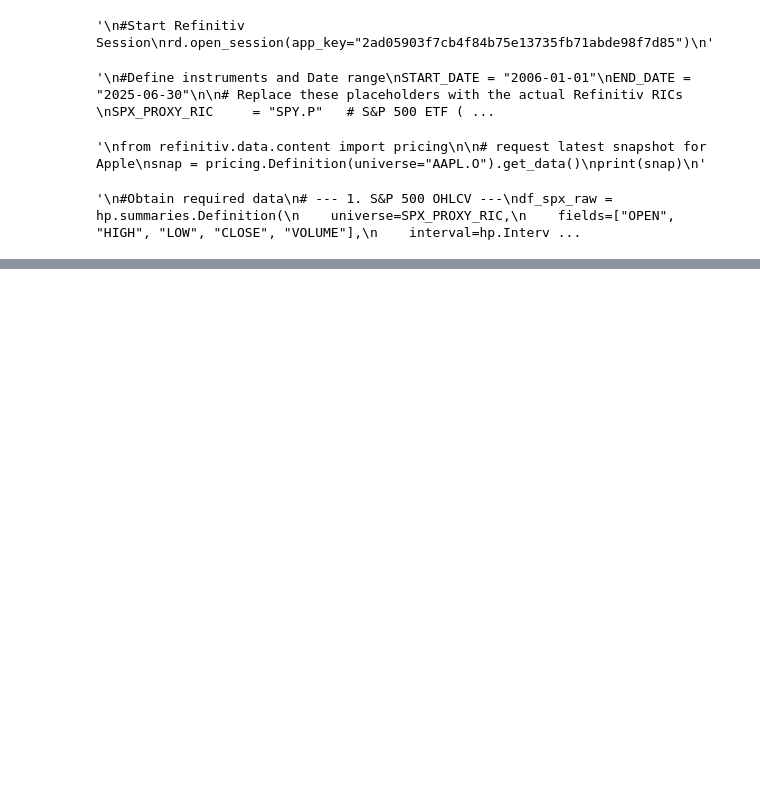
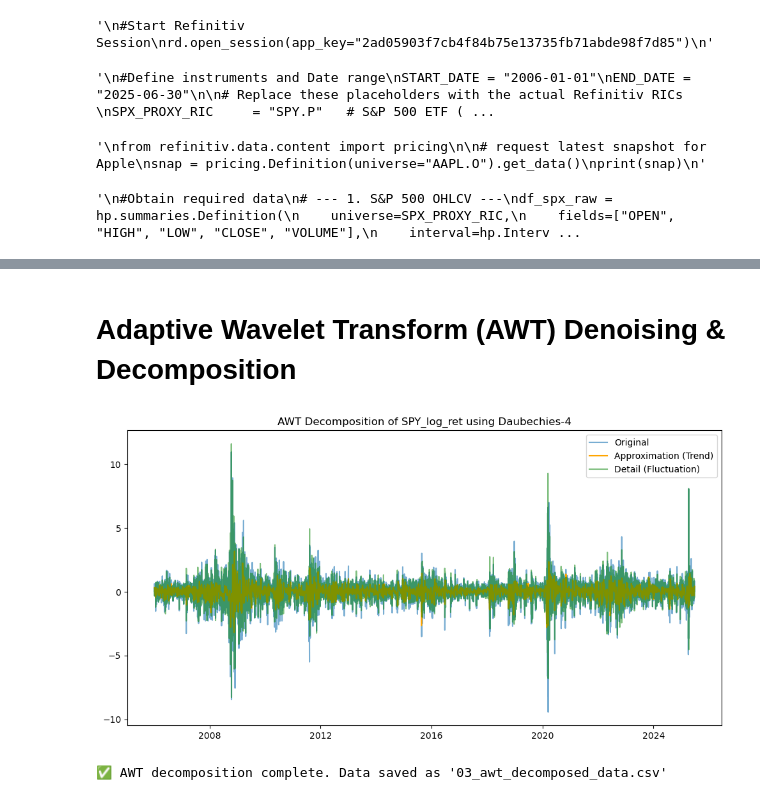
Before and after one commit to ladijoseph/AWT-LSTM-ARIMAX-FIEGARCH-Model, a Jupyter notebook: 01_data_acquisition_preprocessing.ipynb, the cells around one changed output, grey strips where cells are left out. Drawn from its saved outputs; the diff is of its cells as text; code cells hidden in the pictures; blank space fills up the shorter version.

Commit message:
Completed data preprocessing and AWT denoising & decomposition

```diff
--- a/01_data_acquisition_preprocessing.ipynb
+++ b/01_data_acquisition_preprocessing.ipynb
@@ -117,0 +189,10 @@ Date
+# %%
+#Scale numerical features
+features_to_scale = ['SPY_log_ret', 'SPY_p_change', 'DXY_ret', 'WTI_ret']
+scaler = StandardScaler()
+df_scaled = df.copy()
+df_scaled[features_to_scale] = scaler.fit_transform(df_scaled[features_to_scale])
+
+#Check output
+print("\nScaled feature sample:")
+print(df_scaled[features_to_scale].head())
@@ -117,0 +209,47 @@ Date
+# %% [markdown]
+# Adaptive Wavelet Transform (AWT) Denoising & Decomposition
+# %%
+#Import required libraries
+import pywt
+import matplotlib.pyplot as plt
+
+#1. Extract target signal
+signal = df_scaled['SPY_log_ret'].values  # denoised target variable
+
+#2. Choose wavelet parameters
+wavelet = 'db4'         # Daubechies 4 is widely used in financial time series
+level = 2               # decomposition level (2–4 typical for daily data)
+
+#3. Perform discrete wavelet decomposition
+coeffs = pywt.wavedec(signal, wavelet, level=level)
+
+# where coeffs[0] = Approximation (trend), and
+# coeffs[1:] = Detail coefficients (short-term fluctuations)
+
+#4. Reconstruct the approximation and detail signals
+approximation = pywt.waverec([coeffs[0]] + [None]*level, wavelet)
+detail = signal - approximation[:len(signal)]  # ensure same length
+
+# Clip both to the same index as df_scaled
+approximation = approximation[:len(df_scaled)]
+detail = detail[:len(df_scaled)]
+
+#5. Add components to your DataFrame
+df_scaled['SPY_s'] = approximation
+df_scaled['SPY_d'] = detail
+
+#6. Visual check of output
+plt.figure(figsize=(12,6))
+plt.plot(df_scaled.index, df_scaled['SPY_log_ret'], label='Original', alpha=0.6)
+plt.plot(df_scaled.index, df_scaled['SPY_s'], label='Approximation (Trend)', color='orange')
+plt.plot(df_scaled.index, df_scaled['SPY_d'], label='Detail (Fluctuation)', color='green', alpha=0.5)
+plt.legend()
+plt.title("AWT Decomposition of SPY_log_ret using Daubechies-4")
+plt.show()
+
+#7. Save the decomposed dataset
+df_scaled.to_csv("03_awt_decomposed_data.csv")
+print("\n✅ AWT decomposition complete. Data saved as '03_awt_decomposed_data.csv'")
+# %% [output]
+[figure, added]
+✅ AWT decomposition complete. Data saved as '03_awt_decomposed_data.csv'
```
Also changed, not shown: parts of 5 cells of this notebook.
